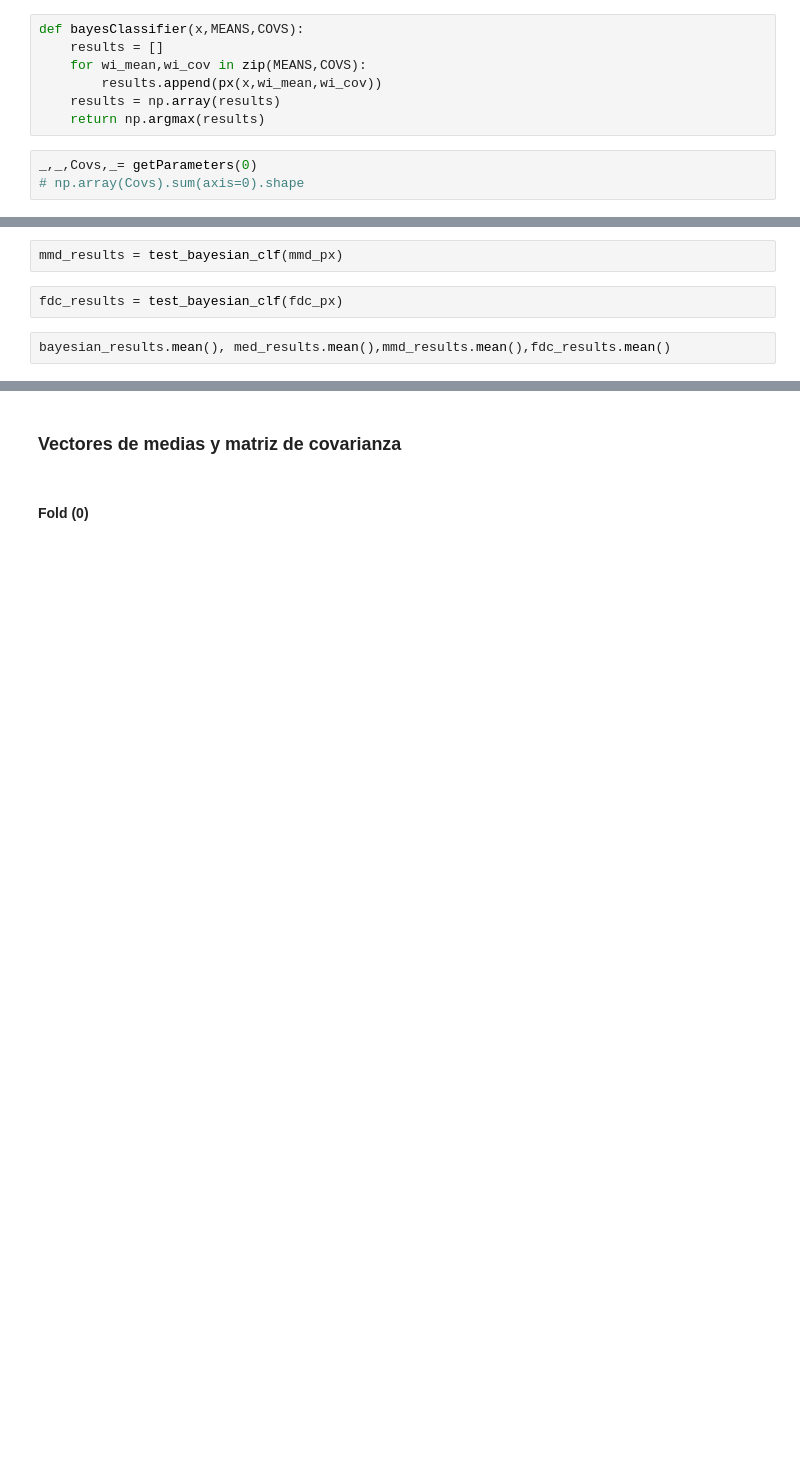
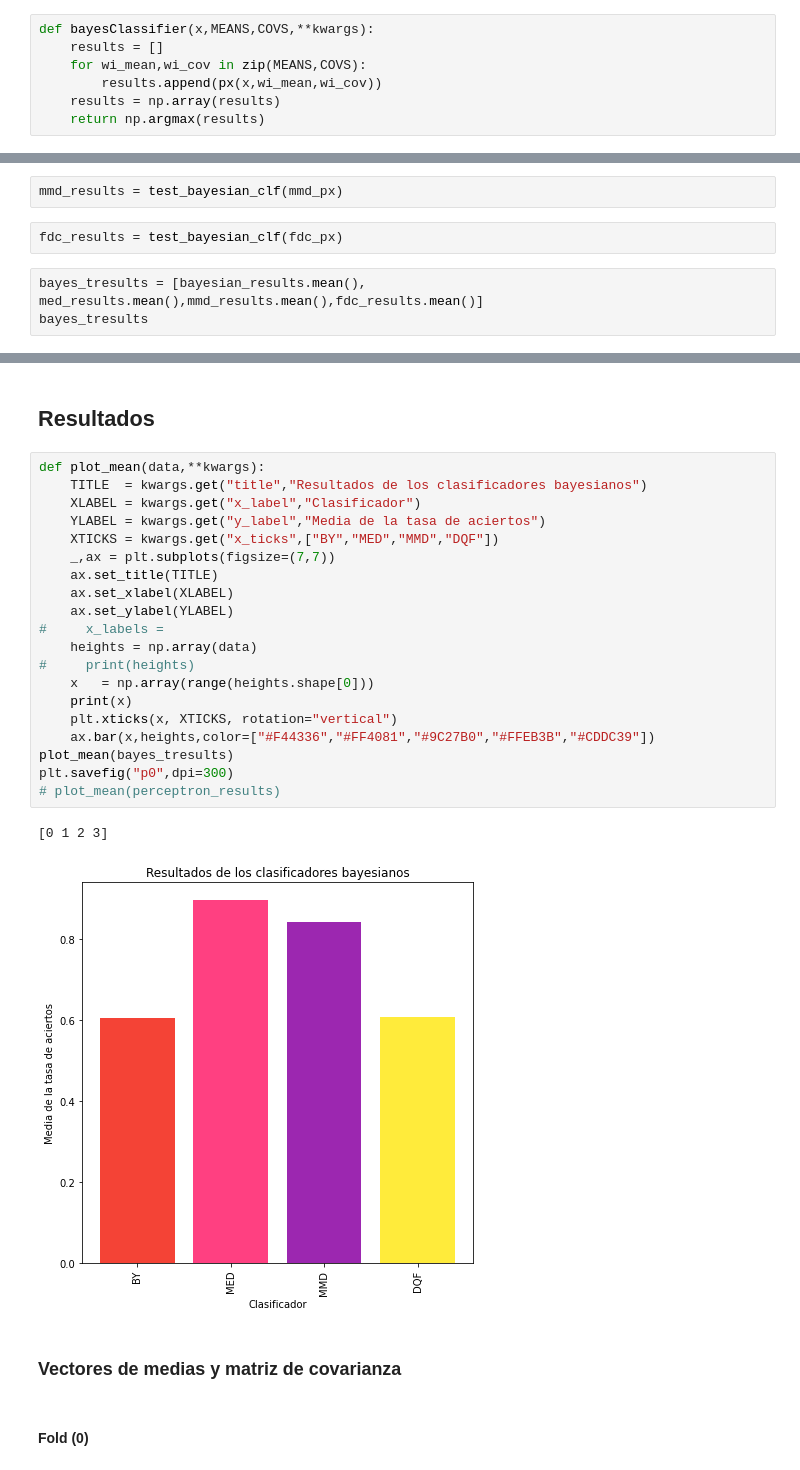
Before and after one commit to nachocodexx/cinvestav-da-final_project, a Jupyter notebook: Untitled.ipynb, the cells around one changed output, grey strips where cells are left out. Drawn from its saved outputs; the diff is of its cells as text; blank space fills up the shorter version.

```diff
--- a/Untitled.ipynb
+++ b/Untitled.ipynb
@@ -93,12 +95,9 @@ def classify(i,X,clf):
         results.append(clf(xi,MEANS,COVS,Ns= Ns))
     return np.array(results)
 # %%
-def bayesClassifier(x,MEANS,COVS):
+def bayesClassifier(x,MEANS,COVS,**kwargs):
     results = []
     for wi_mean,wi_cov in zip(MEANS,COVS):
         results.append(px(x,wi_mean,wi_cov))
     results = np.array(results)
     return np.argmax(results)
-# %%
-_,_,Covs,_= getParameters(0)
-# np.array(Covs).sum(axis=0).shape
@@ -162,5 +163,6 @@ mmd_results = test_bayesian_clf(mmd_px)
 # %%
 fdc_results = test_bayesian_clf(fdc_px)
 # %%
-bayesian_results.mean(), med_results.mean(),mmd_results.mean(),fdc_results.mean()
+bayes_tresults = [bayesian_results.mean(), med_results.mean(),mmd_results.mean(),fdc_results.mean()]
+bayes_tresults
 # %% [output]
@@ -171,3 +173,28 @@ bayesian_results.mean(), med_results.mean(),mmd_results.mean(),fdc_results.mean(
+# %% [markdown]
+## Resultados
+# %%
+def plot_mean(data,**kwargs):
+    TITLE  = kwargs.get("title","Resultados de los clasificadores bayesianos")
+    XLABEL = kwargs.get("x_label","Clasificador")
+    YLABEL = kwargs.get("y_label","Media de la tasa de aciertos")
+    XTICKS = kwargs.get("x_ticks",["BY","MED","MMD","DQF"])
+    _,ax = plt.subplots(figsize=(7,7))
+    ax.set_title(TITLE)
+    ax.set_xlabel(XLABEL)
+    ax.set_ylabel(YLABEL)
+#     x_labels =
+    heights = np.array(data)
+#     print(heights)
+    x   = np.array(range(heights.shape[0]))
+    print(x)
+    plt.xticks(x, XTICKS, rotation="vertical")
+    ax.bar(x,heights,color=["#F44336","#FF4081","#9C27B0","#FFEB3B","#CDDC39"])
+plot_mean(bayes_tresults)
+plt.savefig("p0",dpi=300)
+# plot_mean(perceptron_results)
+# %% [output]
+[0 1 2 3]
+[figure, added]
 # %% [markdown]
 ### Vectores de medias y matriz de covarianza
 # %% [markdown]
```
Also changed, not shown: parts of 9 cells of this notebook, 1 other file.
